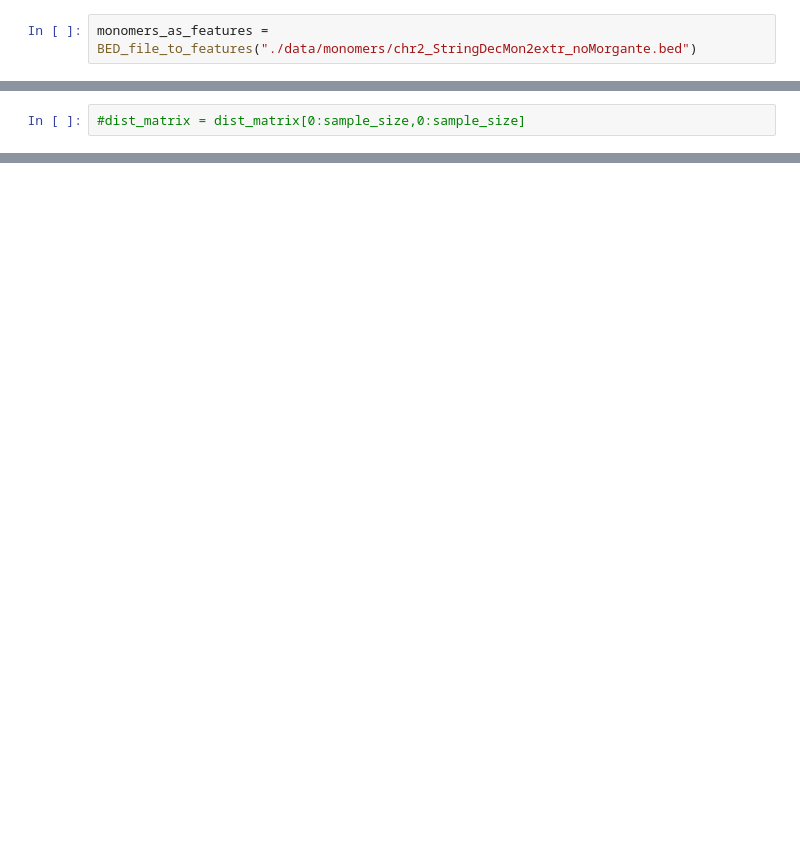
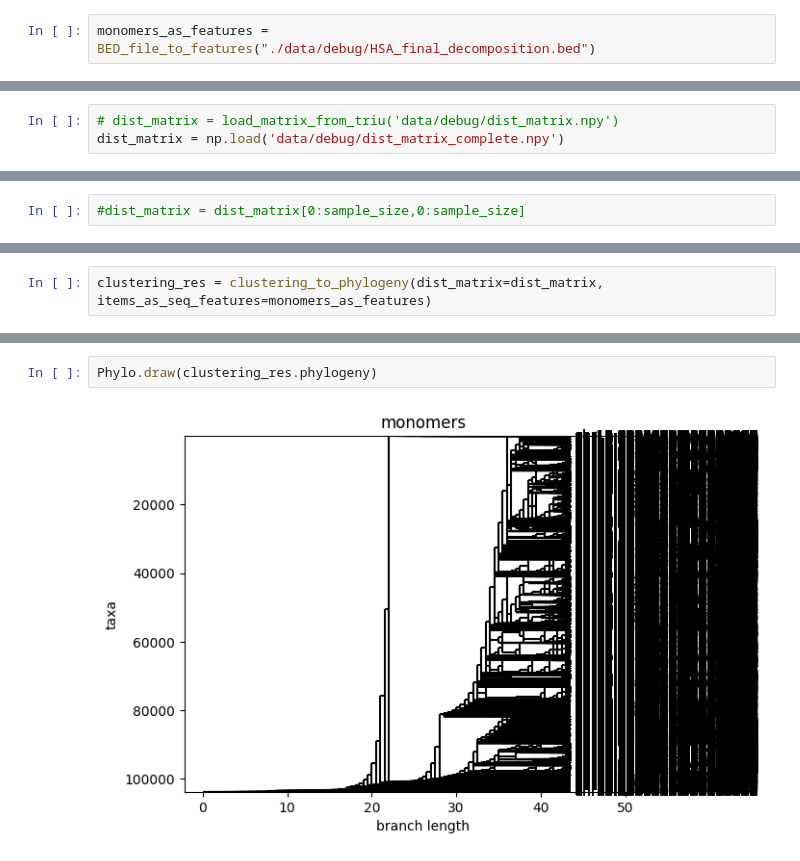
Before and after one commit to CENdetectHOR/CENdetectHOR_lib, a Jupyter notebook: hierarchicalClustering.ipynb, the cells around one changed output, grey strips where cells are left out. Cells and saved outputs as stored; diff of their text form; blank space fills up the shorter version.

Commit message:
Refactor aggregated clustering conversion to phylogenetic tree

```diff
--- a/hierarchicalClustering.ipynb
+++ b/hierarchicalClustering.ipynb
@@ -12,5 +14,5 @@ references = {seq.id : seq for seq in SeqIO.parse("./data/monomers/chr2_centrome
 # %%
-monomers_as_features = BED_file_to_features("./data/monomers/chr2_StringDecMon2extr_noMorgante.bed")
+monomers_as_features = BED_file_to_features("./data/debug/HSA_final_decomposition.bed")
 # %%
 #sample_size = len(monomers_as_features)
 #sample_size = 10
@@ -32,0 +23,3 @@ array([[ 0, 14, 10, ..., 42, 48, 65],
+# %%
+# dist_matrix = load_matrix_from_triu('data/debug/dist_matrix.npy')
+dist_matrix = np.load('data/debug/dist_matrix_complete.npy')
@@ -37,0 +39,2 @@ save_phylogeny(phylogeny=phylogeny, filename='data/phylo')
+# %%
+clustering_res = clustering_to_phylogeny(dist_matrix=dist_matrix, items_as_seq_features=monomers_as_features)
@@ -40,3 +47,7 @@ phyloXml = Phyloxml(phylogenies=[build_phylogeny(simple_phylogeny=phylogeny, fea
 Phylo.write(phyloXml, 'data/phylogeny.xml', format='phyloxml')
 # %% [output]
 1
+# %%
+Phylo.draw(clustering_res.phylogeny)
+# %% [output]
+[figure, added]
```
Also changed, not shown: parts of 10 cells of this notebook, 1 other file.
